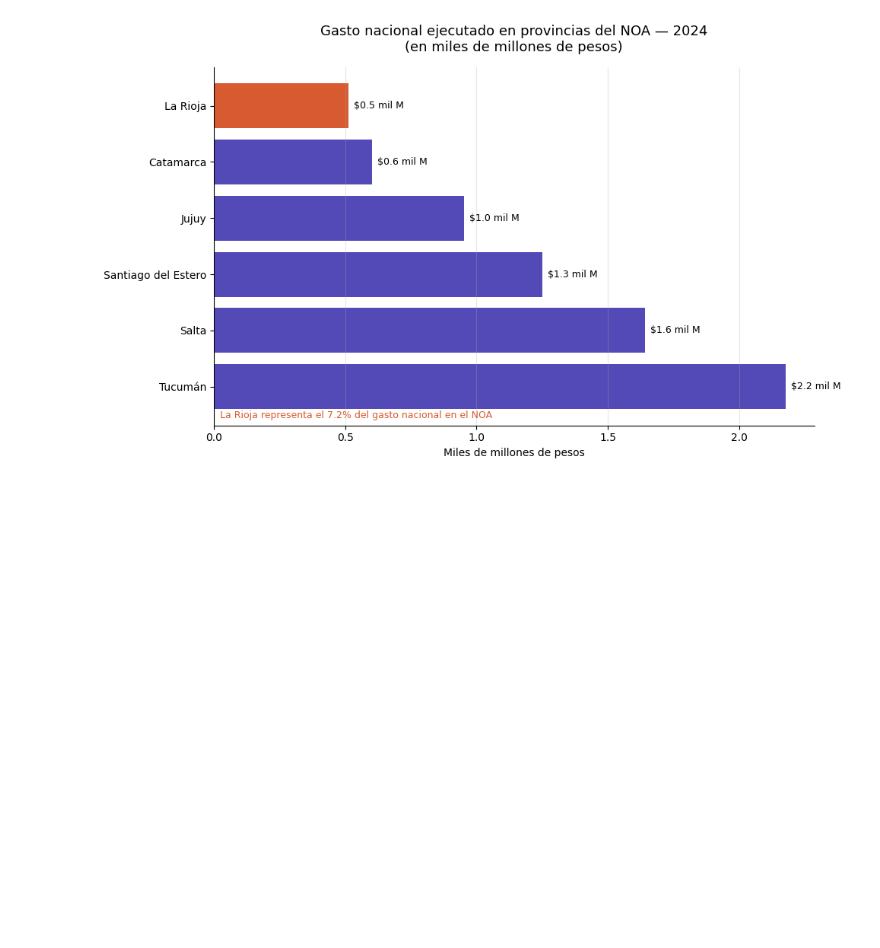
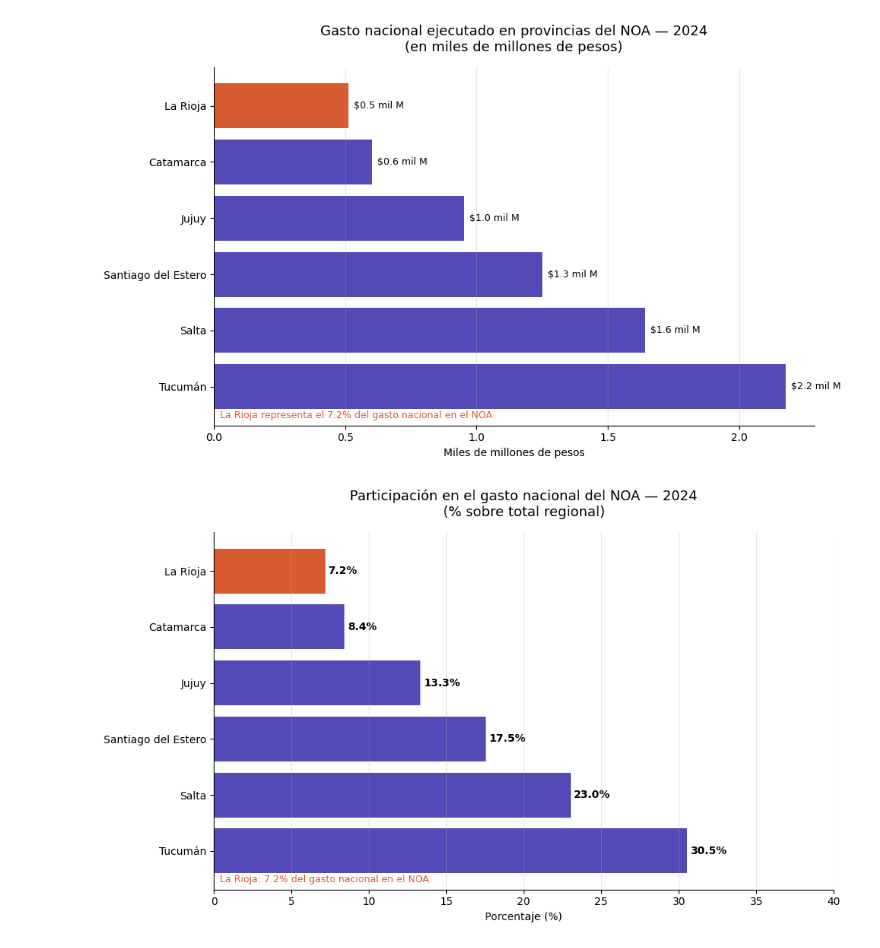
Before and after one commit to yaninard891/GastoPublico-LR, a Jupyter notebook: notebooks/01_gasto_publico_exploracion.ipynb, the cells around one changed output. Drawn from its saved outputs; the diff is of its cells as text; code cells hidden in the pictures; blank space fills up the shorter version.

```diff
--- a/notebooks/01_gasto_publico_exploracion.ipynb
+++ b/notebooks/01_gasto_publico_exploracion.ipynb
@@ -474,3 +474,36 @@ plt.savefig('../dashboard/grafico_noa_comparacion.png', dpi=150, bbox_inches='ti
 plt.show()
 # %% [output]
 [figure]
+# %%
+# Calcular porcentaje de cada provincia sobre el total NOA
+gasto_noa_pct = (gasto_noa / gasto_noa.sum() * 100).sort_values(ascending=False)
+
+etiquetas = [p.replace('Provincia de ', '') for p in gasto_noa_pct.index]
+
+fig, ax = plt.subplots(figsize=(10, 6))
+
+colores_noa = ['#D85A30' if 'La Rioja' in p else '#534AB7' for p in gasto_noa_pct.index]
+
+bars = ax.barh(etiquetas, gasto_noa_pct.values, color=colores_noa)
+
+for bar, valor in zip(bars, gasto_noa_pct.values):
+    ax.text(bar.get_width() + 0.2, bar.get_y() + bar.get_height()/2,
+            f'{valor:.1f}%', va='center', fontsize=10, fontweight='bold')
+
+ax.set_title('Participación en el gasto nacional del NOA — 2024\n(% sobre total regional)',
+             fontsize=13, pad=15)
+ax.set_xlabel('Porcentaje (%)')
+ax.set_xlim(0, 40)
+ax.spines['top'].set_visible(False)
+ax.spines['right'].set_visible(False)
+ax.grid(axis='x', alpha=0.3)
+
+ax.annotate('La Rioja: 7.2% del gasto nacional en el NOA',
+            xy=(0.01, 0.02), xycoords='axes fraction',
+            fontsize=9, color='#D85A30')
+
+plt.tight_layout()
+plt.savefig('../dashboard/grafico_noa_porcentaje.png', dpi=150, bbox_inches='tight')
+plt.show()
+# %% [output]
+[figure, added]
```
Also changed, not shown: 1 other file.
